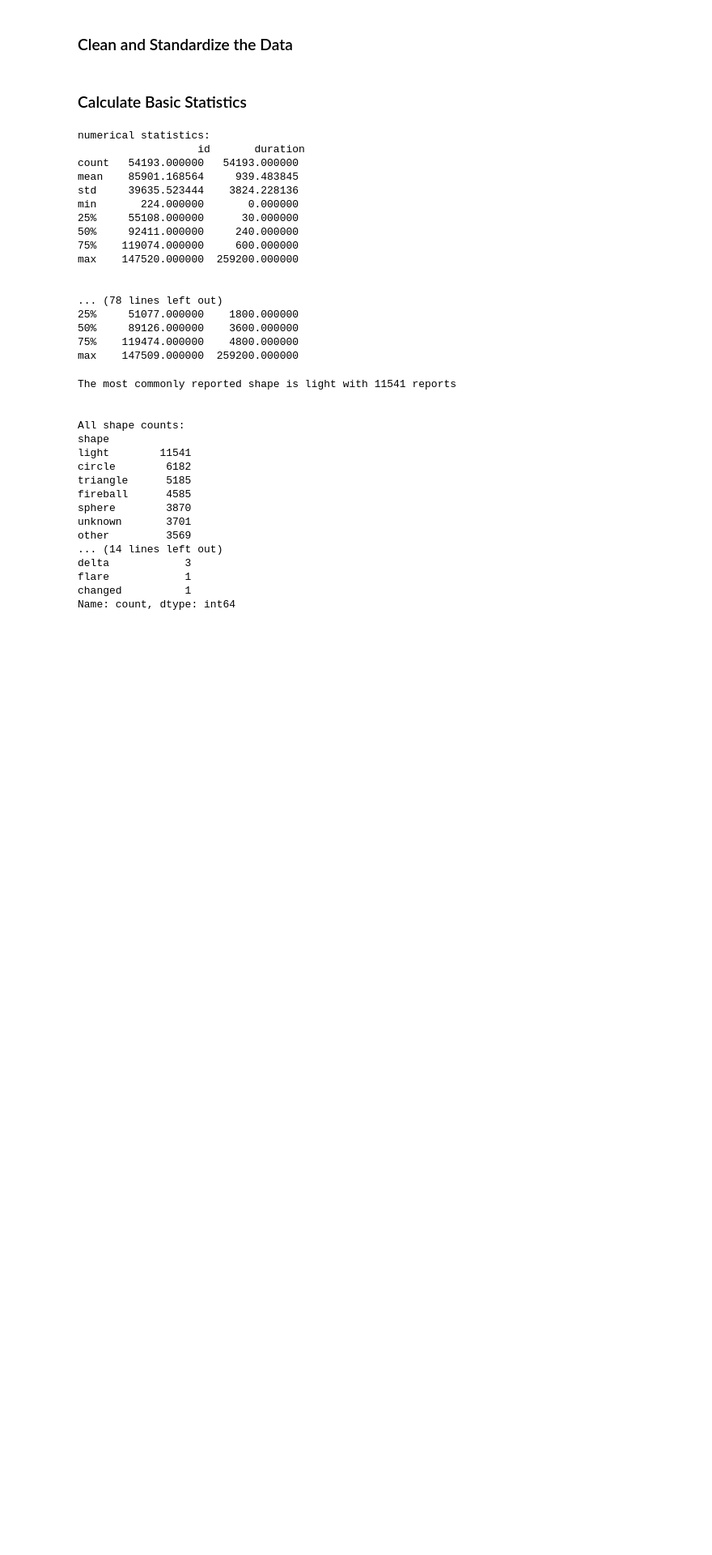
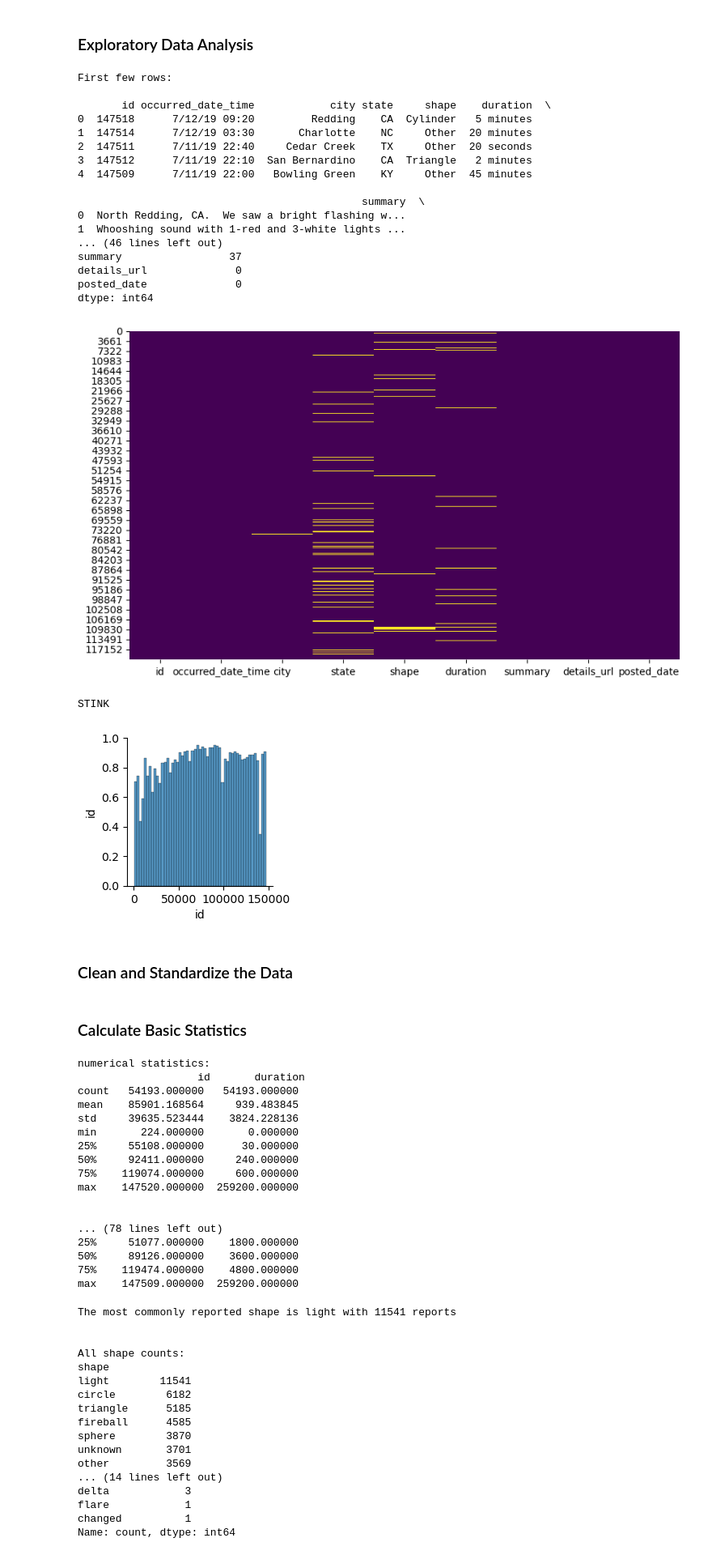
Before and after one commit to kylelangille/acenet-isp, a Jupyter notebook: main.ipynb, the cells around one changed output. Shown: that part at 81% size. Cells and saved outputs as stored; diff of their text form; code cells hidden in the pictures; blank space fills up the shorter version.

```diff
--- a/main.ipynb
+++ b/main.ipynb
@@ -4,6 +4,50 @@ import numpy as np
 import re
 import matplotlib.pyplot as plt
 import seaborn as sns
+# %% [markdown]
+### Exploratory Data Analysis
+# %%
+file_path = "ufo_data.csv"
+df = pd.read_csv(file_path)
+
+# get some basic information about the dataset
+print("First few rows: \n")
+print(df.head())
+
+print("General info: \n")
+print(df.info())
+
+print("Summary statistics: \n")
+print(df.describe())
+
+# get more information about missing values
+print(df.isnull().sum())
+
+plt.figure(figsize=(10, 6))
+sns.heatmap(df.isnull(), cbar=False, cmap="viridis")
+plt.savefig('plots/missingValues.png')
+plt.show()
+# %% [output]
+First few rows:
+
+       id occurred_date_time            city state     shape    duration  \
+0  147518      7/12/19 09:20         Redding    CA  Cylinder   5 minutes
+1  147514      7/12/19 03:30       Charlotte    NC     Other  20 minutes
+2  147511      7/11/19 22:40     Cedar Creek    TX     Other  20 seconds
+3  147512      7/11/19 22:10  San Bernardino    CA  Triangle   2 minutes
+4  147509      7/11/19 22:00   Bowling Green    KY     Other  45 minutes
+
+                                             summary  \
+0  North Redding, CA.  We saw a bright flashing w...
+1  Whooshing sound with 1-red and 3-white lights ...
+... (46 lines left out)
+summary                 37
+details_url              0
+posted_date              0
+dtype: int64
+[figure, added]
+STINK
+[figure, added]
 # %% [markdown]
 ### Clean and Standardize the Data
 # %%
```
Also changed, not shown: parts of 1 cell of this notebook, 1 other file.
